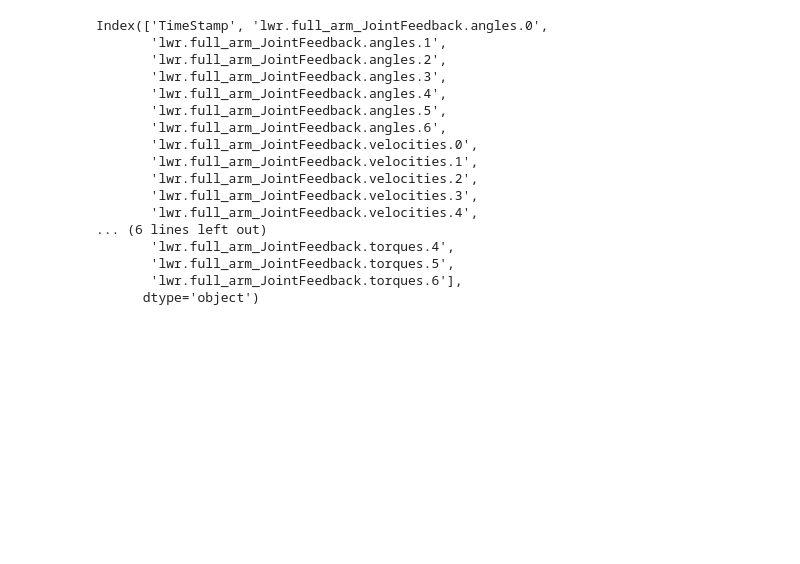
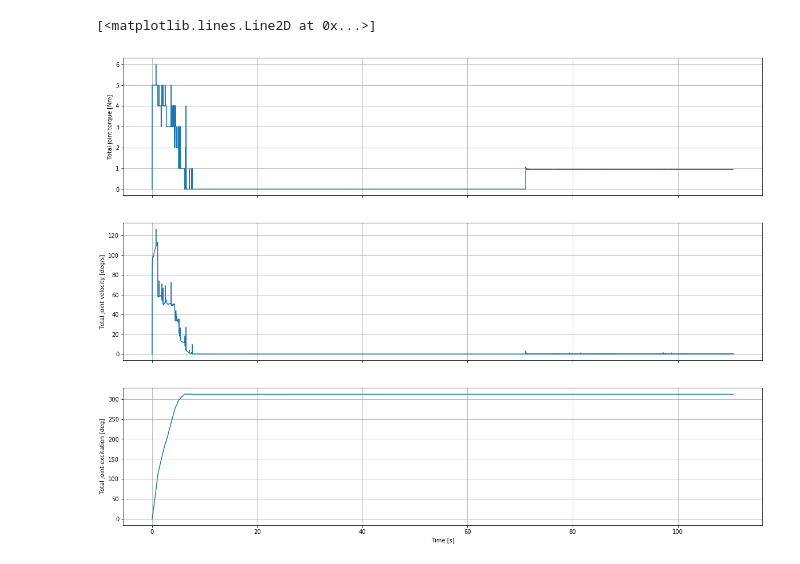
Before and after one commit to dasblondegrauen/lwr-sim, a Jupyter notebook: logs.ipynb, the cells around one changed output. Saved outputs shown, nothing was run; the diff lists cells and outputs as text; code cells hidden in the pictures; blank space fills up the shorter version.

Commit message:
Plot logs

```diff
--- a/logs.ipynb
+++ b/logs.ipynb
@@ -2,24 +2,28 @@
 import numpy as np
 import pandas as pd
 import matplotlib.pyplot as plt
-# %%
-log = pd.read_csv('reports.dat', delim_whitespace=True)
-log.columns
-# %% [output]
-Index(['TimeStamp', 'lwr.full_arm_JointFeedback.angles.0',
-       'lwr.full_arm_JointFeedback.angles.1',
-       'lwr.full_arm_JointFeedback.angles.2',
-       'lwr.full_arm_JointFeedback.angles.3',
-       'lwr.full_arm_JointFeedback.angles.4',
-       'lwr.full_arm_JointFeedback.angles.5',
-       'lwr.full_arm_JointFeedback.angles.6',
-       'lwr.full_arm_JointFeedback.velocities.0',
-       'lwr.full_arm_JointFeedback.velocities.1',
-       'lwr.full_arm_JointFeedback.velocities.2',
-       'lwr.full_arm_JointFeedback.velocities.3',
-       'lwr.full_arm_JointFeedback.velocities.4',
-... (6 lines left out)
-       'lwr.full_arm_JointFeedback.torques.4',
-       'lwr.full_arm_JointFeedback.torques.5',
-       'lwr.full_arm_JointFeedback.torques.6'],
-      dtype='object')
+# %%
+log = pd.read_csv('reports.dat', delim_whitespace=True)
+torque = log.iloc[:,15:].T.abs().sum()
+velocity = log.iloc[:,8:15].T.abs().sum() / np.pi * 180
+position = log.iloc[:,1:8].T.abs().sum() / np.pi * 180
+time = log.TimeStamp
+# %%
+fig, ax = plt.subplots(3, 1, sharex=True)
+fig.set_size_inches(20, 15)
+
+ax[0].set_ylabel('Total joint torque [Nm]')
+ax[0].grid()
+ax[0].plot(time, torque)
+
+ax[1].set_ylabel('Total joint velocity [deg/s]')
+ax[1].grid()
+ax[1].plot(time, velocity)
+
+ax[2].set_xlabel('Time [s]')
+ax[2].set_ylabel('Total joint excitation [deg]')
+ax[2].grid()
+ax[2].plot(time, position)
+# %% [output]
+[<matplotlib.lines.Line2D at 0x...>]
+[figure, added]
```
